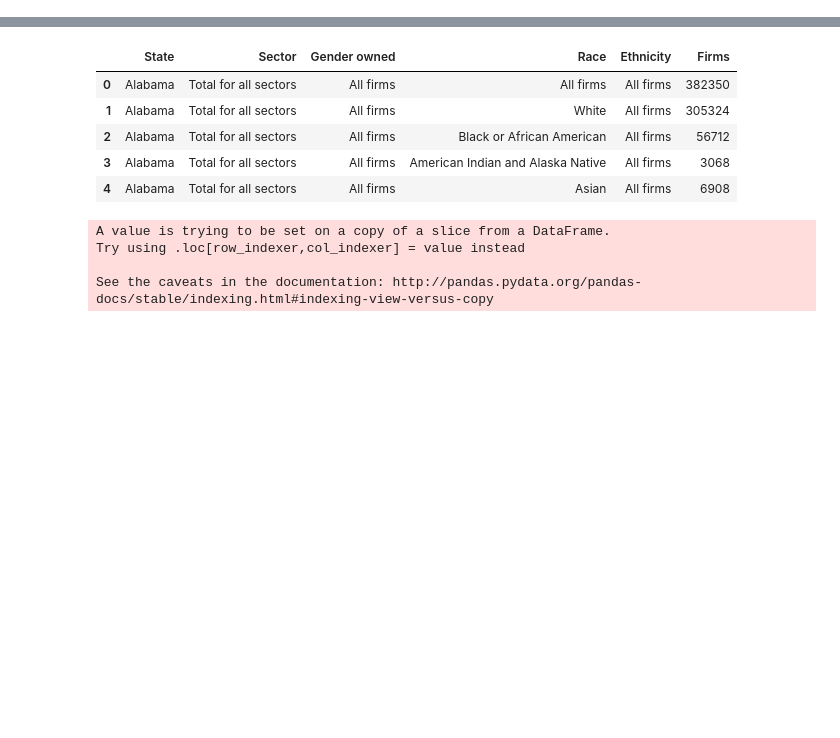
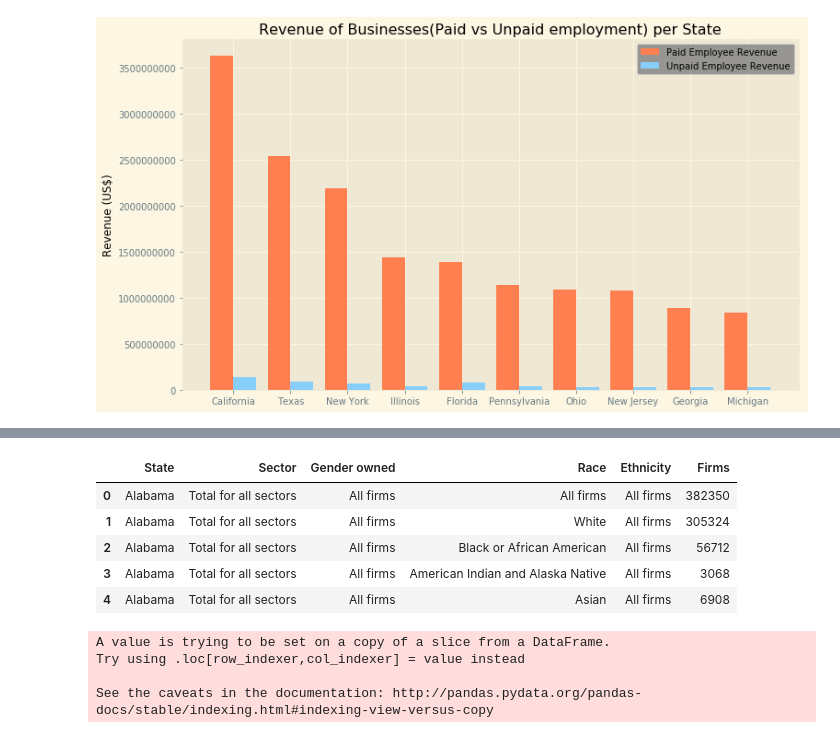
Before and after one commit to tafolabi/Project_Alpha, a Jupyter notebook: 2007.ipynb, the cells around one changed output, grey strips where cells are left out. Drawn from its saved outputs; the diff is of its cells as text; code cells hidden in the pictures; blank space fills up the shorter version.

```diff
--- a/2007.ipynb
+++ b/2007.ipynb
@@ -44,0 +131,4 @@ df.head(10)
+# %%
+paid_unpaid = df[['State', 'Race','Gender owned', 'Ethnicity',
+                       'Sector', 'Paid Emp Sales', 'Unpaid Emp Sales']]
+paid_unpaid.head()
@@ -44,0 +142,12 @@ df.head(10)
+# %%
+paid_unpaid1 = paid_unpaid.loc[(paid_unpaid['Sector'] == 'Total for all sectors') & (paid_unpaid['Race'] == 'All firms') &
+                                        (paid_unpaid['Ethnicity'] == 'All firms') & (paid_unpaid['Gender owned'] == 'All firms')]
+# Plot_ten_states9
+# %%
+paid_unpaid1['Unpaid Emp Sales'] = paid_unpaid1['Unpaid Emp Sales'].astype('int64')
+paid_unpaid1['Paid Emp Sales'] = paid_unpaid1['Paid Emp Sales'].astype('int64')
+Top_ten_emp_df = paid_unpaid1.sort_values(by=('Paid Emp Sales'), ascending=False)
+# Top_ten_main = Top_ten_df.head(10)
+# Top_ten_main
+Top_ten_emp = Top_ten_emp_df.head(10)
+Top_ten_emp
@@ -44,0 +175,19 @@ df.head(10)
+# %%
+xpos = np.arange(len(Top_ten_emp['State']))
+plt.xticks(xpos+0.2, Top_ten_emp['State'])
+plt.ticklabel_format(style='plain', axis='y', color='black')
+
+plt.bar(xpos, Top_ten_emp['Paid Emp Sales'], width=0.4,
+        label='Paid Employee Revenue', facecolor='coral', align='center')
+plt.bar(xpos+0.4, Top_ten_emp['Unpaid Emp Sales'], width=0.4,
+        label='Unpaid Employee Revenue', facecolor='lightskyblue', align='center')
+
+plt.title('Revenue of Businesses(Paid vs Unpaid employment) per State', color='black')
+plt.ylabel('Revenue (US$)', color='black')
+
+legend = plt.legend()
+plt.rcParams['figure.figsize']= (12,7)
+plt.style.use('Solarize_Light2')
+legend.get_frame().set_facecolor('grey')
+# %% [output]
+[figure, added]
```
Also changed, not shown: parts of 23 cells of this notebook.
